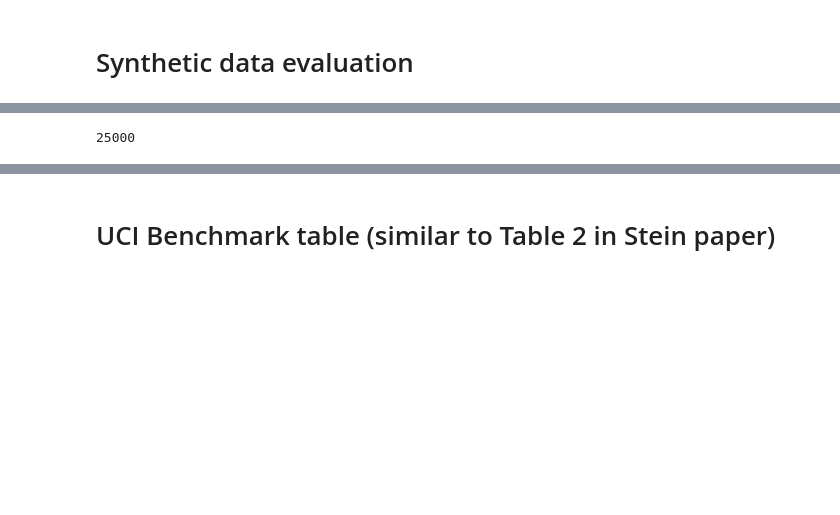
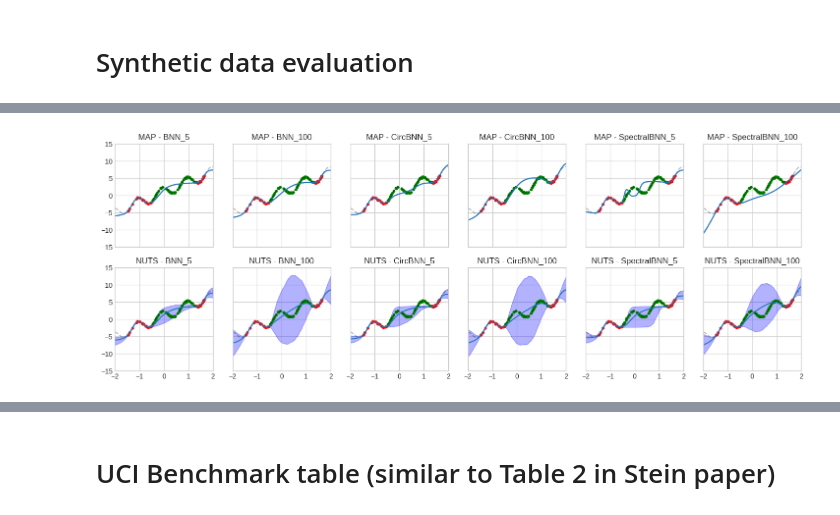
Before and after one commit to Snailed/thesis-code, a Jupyter notebook: notebooks/plot.ipynb, the cells around one changed output, grey strips where cells are left out. Saved outputs shown, nothing was run; the diff lists cells and outputs as text; code cells hidden in the pictures; blank space fills up the shorter version.

```diff
--- a/notebooks/plot.ipynb
+++ b/notebooks/plot.ipynb
@@ -150,5 +269,41 @@ UCI_CBNN_2_50_0 (1, 500, 500, 1)
-# %%
-# Amont of parameters in middle layer of BNN, 100 deep
-az_datas[1].to_dict()["posterior"]["w1"].size
-# %% [output]
-25000
+# %%
+fig, axs = plt.subplots(ncols=len(samples) // 2, nrows=2, figsize=(3*len(samples) // 2, 3 * 2), sharex=True, sharey=True)
+
+samples = sorted(samples, key=lambda x: (x["method_name"], x["model"].split("_")[0], int(x["model"].split("_")[1])))
+
+if len(samples) > 1:
+    axs = axs.ravel()
+
+X_train_normalized, X_train_mean, X_train_std = normalize(dataset.X_train, None, None)
+X_plot = jnp.array(dataset.X_true).reshape(-1, 1)
+X_plot_normalized, _, _ = normalize(X_plot, X_train_mean, X_train_std)
+X_train = dataset.X_train
+y_train = dataset.y_train
+for idx, sample in enumerate(samples):
+    model = getattr(bnns.model_configs, sample["model"])
+    post_draws = sample["post_draws"]
+    batch_ndims = 1 if sample["method"] == "SVI" else 2
+
+    #X_plot = jnp.linspace(X.min(), X.max(), 1000).reshape(-1, 1)
+
+    post_draws_no_y = post_draws.copy()
+    post_draws_no_y.pop("y_loc", None)
+
+    predictive = Predictive(model, posterior_samples=post_draws_no_y, batch_ndims=batch_ndims)
+    y_pred = predictive(jax.random.PRNGKey(SEED), X_plot_normalized if sample["method"] == "HMC" else X_plot, D_Y=1, sigma=dataset.noise_level)["y_loc"]
+    if y_pred.ndim == 3 and y_pred.shape[0] == 1:
+        y_pred = y_pred[0]
+    method = sample["method_name"]
+    axs[idx].set_xlim(X_plot.min(), X_plot.max())
+    axs[idx].set_ylim(-15, 15)
+    axs[idx].set_title(f"{method} - {sample['model']}")
+    axs[idx].plot(X_plot, dataset.y_true, "--", color="black", alpha=0.3, label="True Function")
+    axs[idx].plot(X_plot.flatten(), y_pred.mean(axis=0), label=sample["model"])
+
+    y_pred_lower, y_pred_upper = np.percentile(y_pred, [2.5, 97.5], axis=0)
+    axs[idx].fill_between(X_plot.flatten(), y_pred_lower, y_pred_upper, alpha=0.3, color="blue", label="95% Credible Interval")
+
+    axs[idx].scatter(X_train, y_train, color="red", s=10, label="Train Data")
+    axs[idx].scatter(dataset.X_test_between, dataset.y_test_between, color="green", s=10, label="Test Data")
+# %% [output]
+[figure, added]
```
Also changed, not shown: parts of 16 cells of this notebook, 10 other files.
